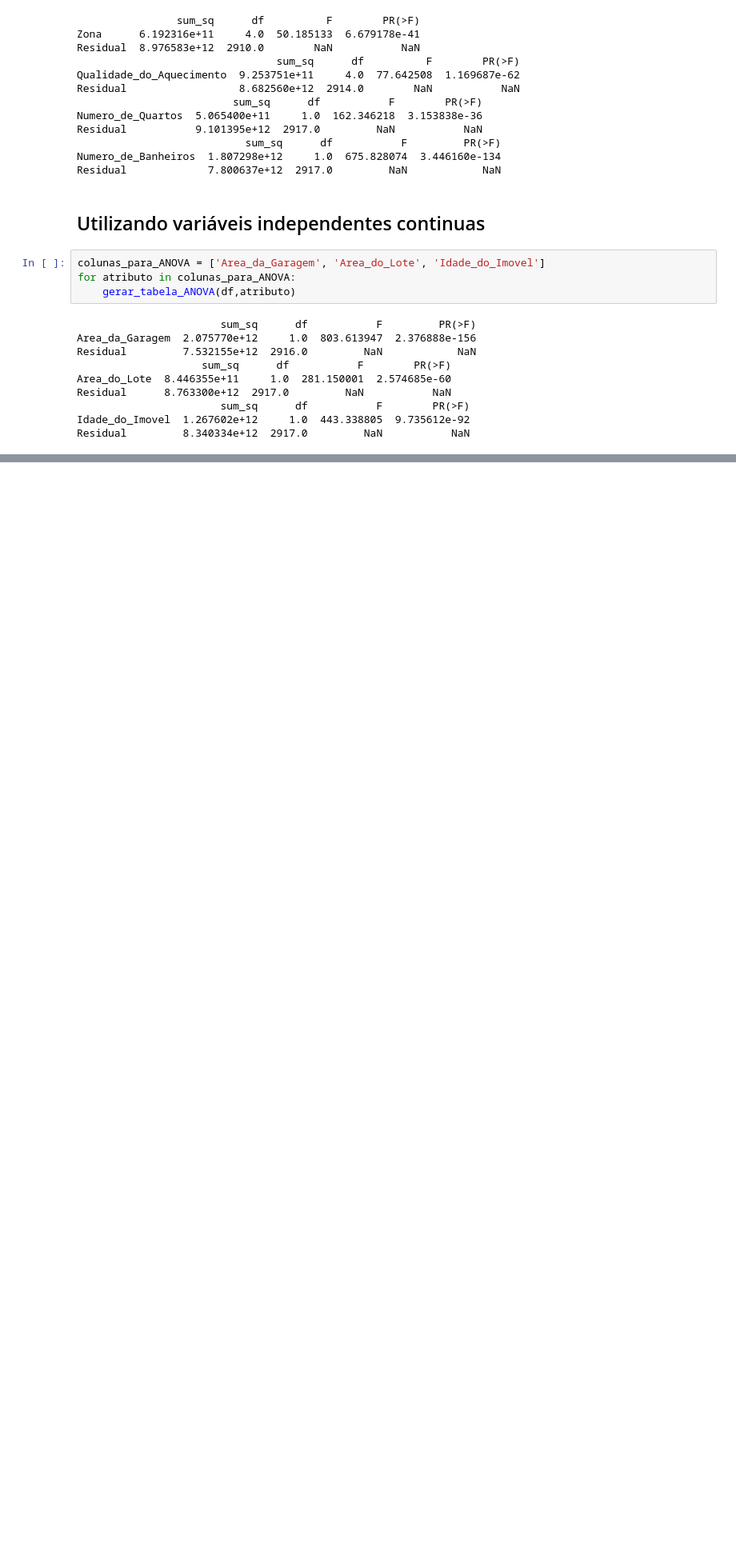
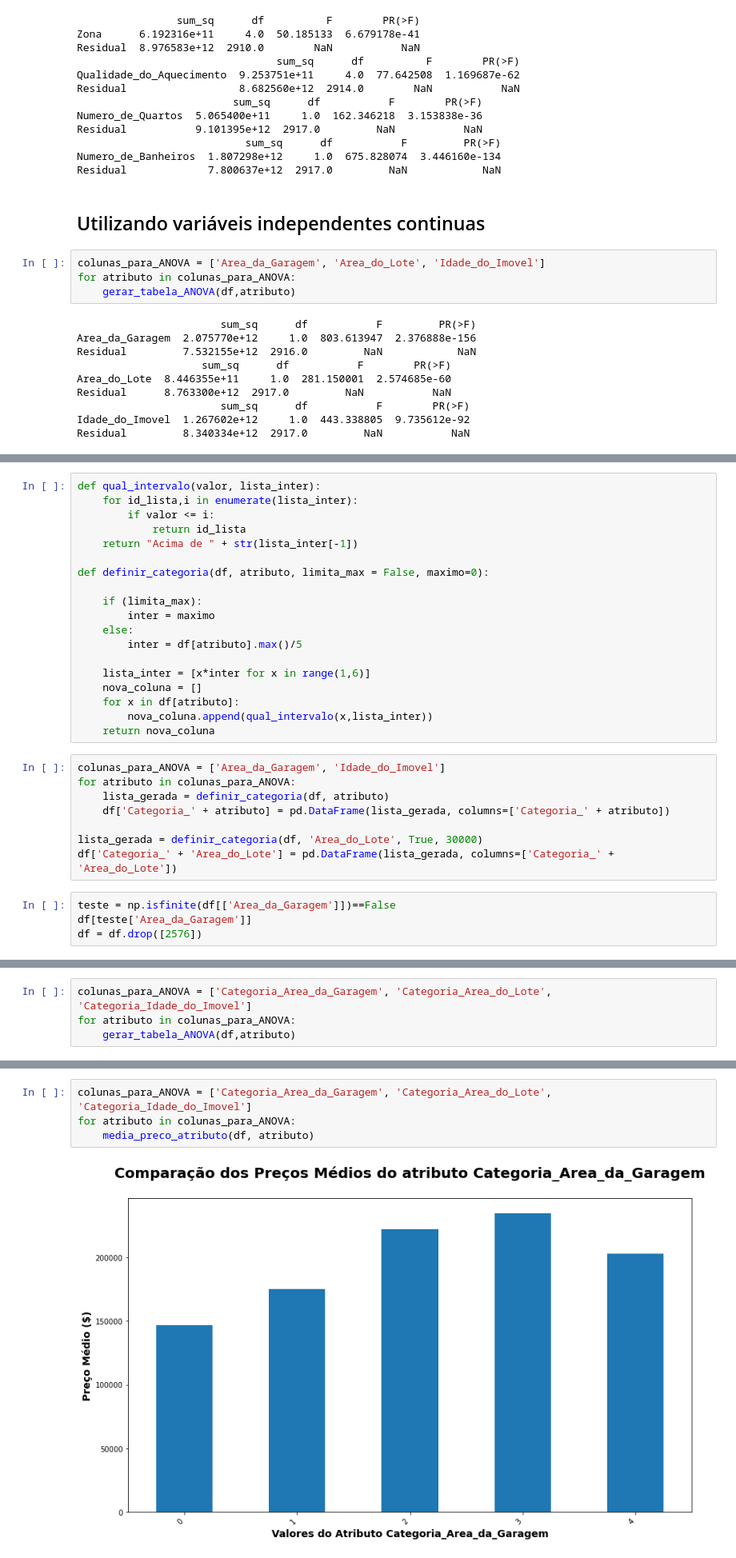
Before and after one commit to fabioheiji/mqaa, a Jupyter notebook: ANOVA e MANOVA.ipynb, the cells around one changed output, grey strips where cells are left out. Shown at 80% size. Drawn from its saved outputs; the diff is of its cells as text; blank space fills up the shorter version.

```diff
--- a/ANOVA e MANOVA.ipynb
+++ b/ANOVA e MANOVA.ipynb
@@ -91,0 +109,31 @@ Residual         8.340334e+12  2917.0         NaN           NaN
+# %%
+def qual_intervalo(valor, lista_inter):
+    for id_lista,i in enumerate(lista_inter):
+        if valor <= i:
+            return id_lista
+    return "Acima de " + str(lista_inter[-1])
+
+def definir_categoria(df, atributo, limita_max = False, maximo=0):
+
+    if (limita_max):
+        inter = maximo
+    else:
+        inter = df[atributo].max()/5
+
+    lista_inter = [x*inter for x in range(1,6)]
+    nova_coluna = []
+    for x in df[atributo]:
+        nova_coluna.append(qual_intervalo(x,lista_inter))
+    return nova_coluna
+# %%
+colunas_para_ANOVA = ['Area_da_Garagem', 'Idade_do_Imovel']
+for atributo in colunas_para_ANOVA:
+    lista_gerada = definir_categoria(df, atributo)
+    df['Categoria_' + atributo] = pd.DataFrame(lista_gerada, columns=['Categoria_' + atributo])
+
+lista_gerada = definir_categoria(df, 'Area_do_Lote', True, 30000)
+df['Categoria_' + 'Area_do_Lote'] = pd.DataFrame(lista_gerada, columns=['Categoria_' + 'Area_do_Lote'])
+# %%
+teste = np.isfinite(df[['Area_da_Garagem']])==False
+df[teste['Area_da_Garagem']]
+df = df.drop([2576])
@@ -91,0 +142,4 @@ Residual         8.340334e+12  2917.0         NaN           NaN
+# %%
+colunas_para_ANOVA = ['Categoria_Area_da_Garagem', 'Categoria_Area_do_Lote', 'Categoria_Idade_do_Imovel']
+for atributo in colunas_para_ANOVA:
+    gerar_tabela_ANOVA(df,atributo)
@@ -91,0 +156,6 @@ Residual         8.340334e+12  2917.0         NaN           NaN
+# %%
+colunas_para_ANOVA = ['Categoria_Area_da_Garagem', 'Categoria_Area_do_Lote', 'Categoria_Idade_do_Imovel']
+for atributo in colunas_para_ANOVA:
+    media_preco_atributo(df, atributo)
+# %% [output]
+[figure, added]
```
Also changed, not shown: parts of 5 cells of this notebook.
